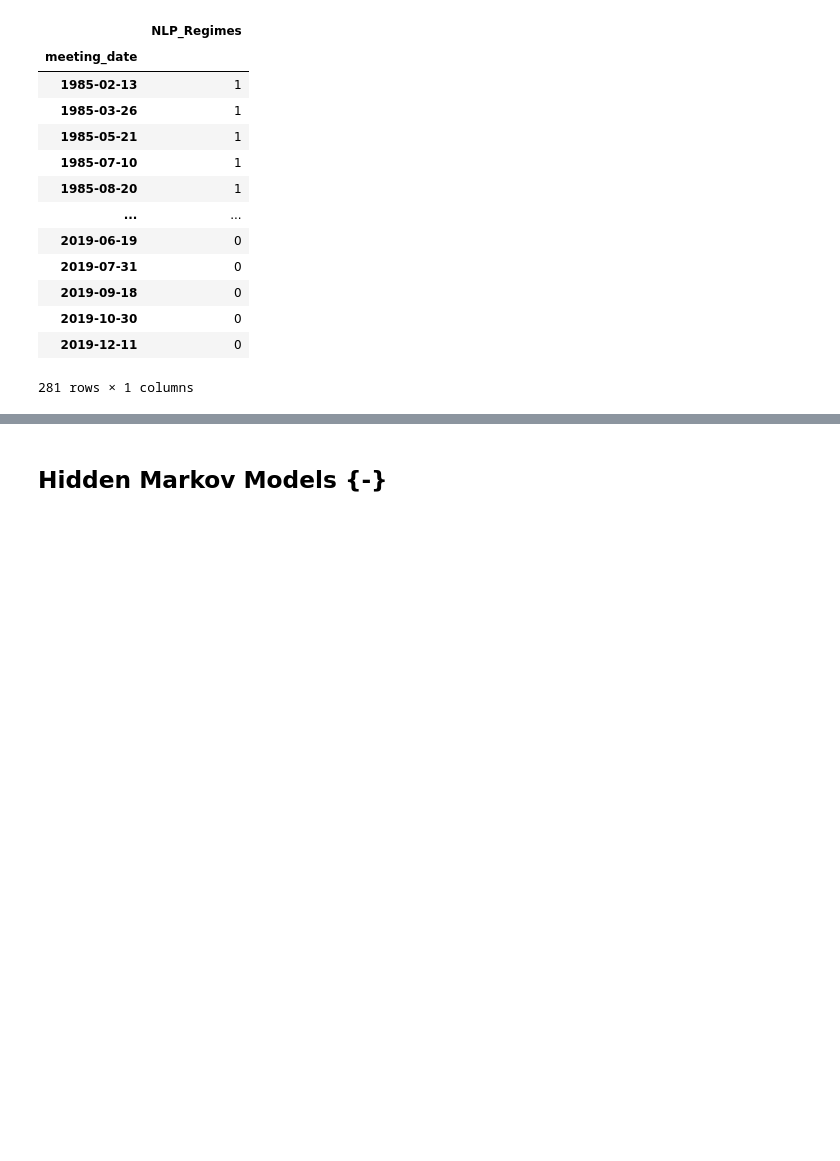
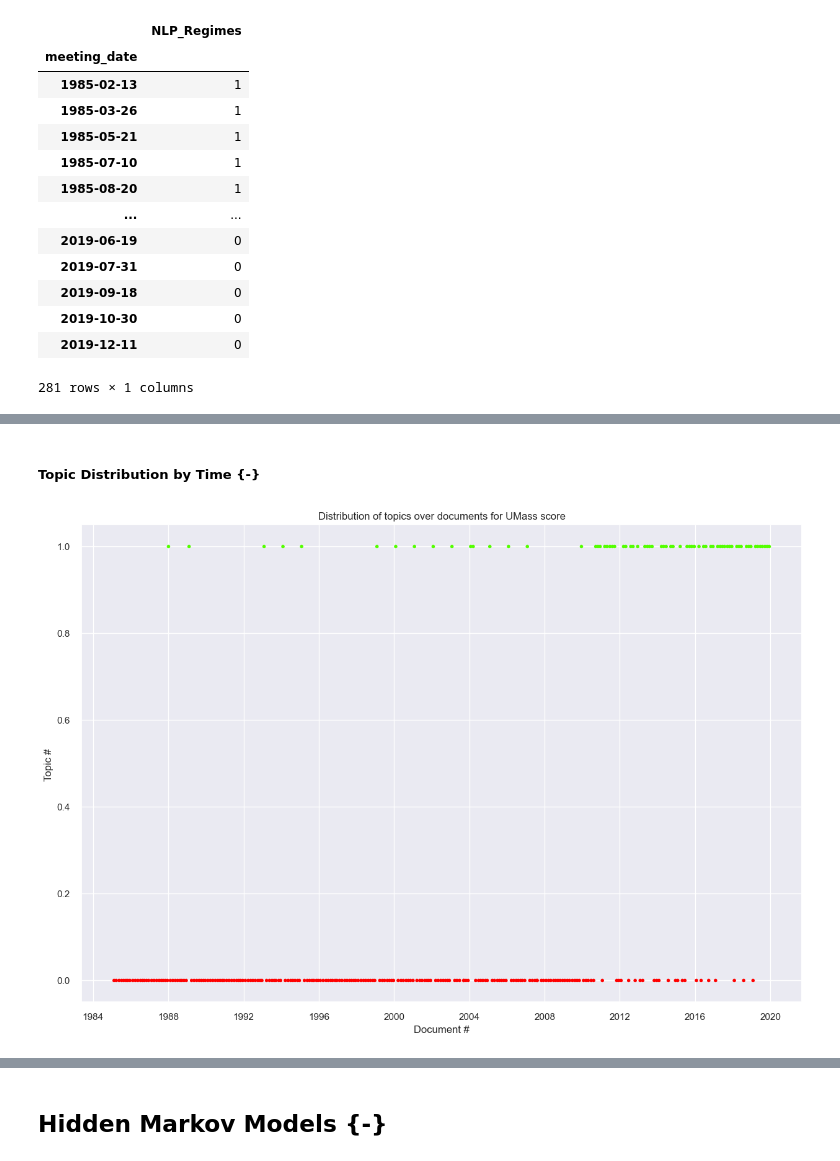
Before and after one commit to uday-31/regime-modeling-with-NLP, a Jupyter notebook: working_notebook_not_dhruv.ipynb, the cells around one changed output, grey strips where cells are left out. Drawn from its saved outputs; the diff is of its cells as text; code cells hidden in the pictures; blank space fills up the shorter version.

```diff
--- a/working_notebook_not_dhruv.ipynb
+++ b/working_notebook_not_dhruv.ipynb
@@ -199,0 +362,9 @@ wordcloud_clusters(
+# %%
+um_topicmod = TopicModel(
+    tfidf_class.tfidf_statements_train,
+    tfidf_class.dict_gensim_statements,
+    tfidf_class.X_train.apply(tokenizer_wo_stopwords).apply(lambda x: x.split(" ")).tolist(),
+    cv_score="u_mass",
+)
+
+um_topicmod.fit()
@@ -199,0 +380,11 @@ wordcloud_clusters(
+# %% [markdown]
+##### Topic Distribution by Time {-}
+# %%
+fig, ax =plt.subplots(1, figsize=(15, 10))
+ax.scatter(y=um_topicmod.topic_mat, x=train_data.index, marker=".",c=um_topicmod.topic_mat, cmap="prism")
+ax.set_xlabel("Document #")
+ax.set_ylabel("Topic # ")
+plt.title("Distribution of topics over documents for UMass score")
+plt.show()
+# %% [output]
+[figure, added]
```
Also changed, not shown: parts of 92 cells of this notebook, 1 other file.
